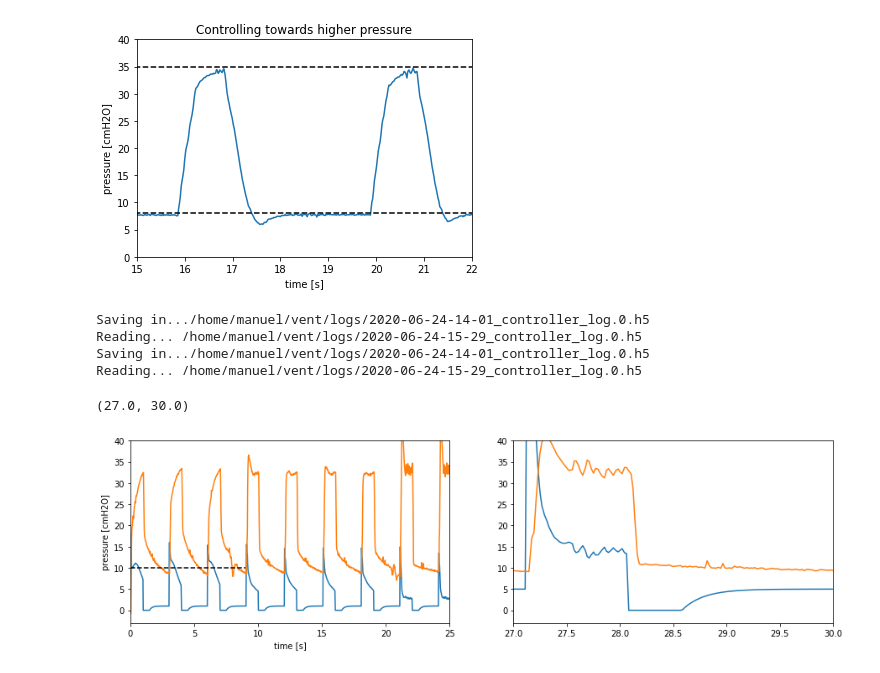
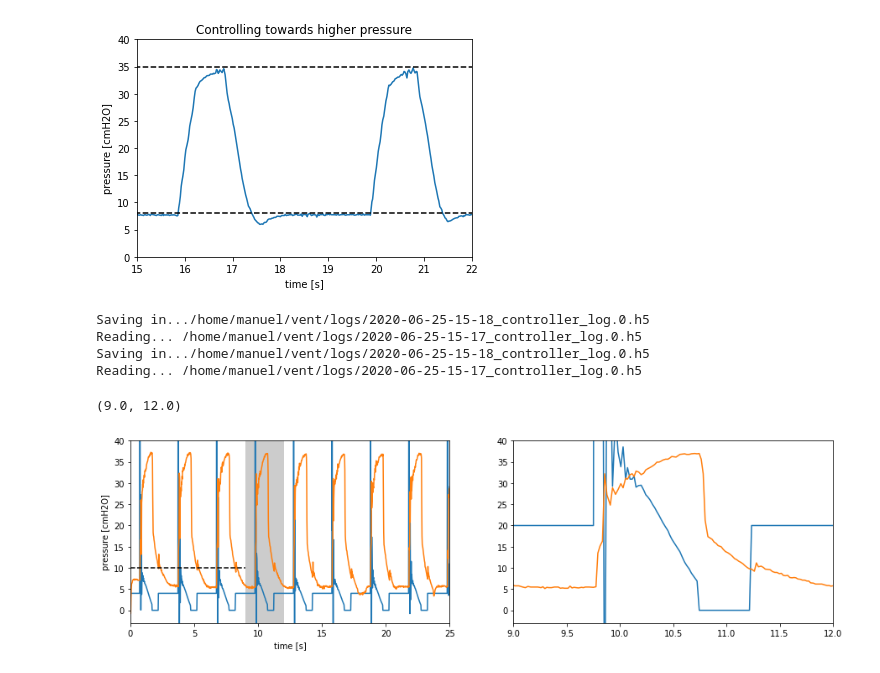
Before and after one commit to CohenLabPrinceton/pvp, a Jupyter notebook: sandbox/HOWTO_PlotData.ipynb, the cells around one changed output. Cells and saved outputs as stored; diff of their text form; code cells hidden in the pictures.

```diff
--- a/sandbox/HOWTO_PlotData.ipynb
+++ b/sandbox/HOWTO_PlotData.ipynb
@@ -66,7 +63,7 @@ pl.title("Controlling towards higher pressure");
 # %% [output]
 [figure]
 # %%
-filename = "/home/manuel/vent/logs/2020-06-24-15-29_controller_log.0.h5"
+filename = "/home/manuel/vent/logs/2020-06-25-15-17_controller_log.0.h5"
 
 data_pressure = plot_data(filename)
 
@@ -89,10 +86,10 @@ PEEP_TIME = [s[4] for s in ls_ct if s['name'] == b'ValueName.PEEP_T'][0]
 INSP_TIME = [s[4] for s in ls_ct if s['name'] == b'ValueName.INSPIR'][0]
 BPM = [s[4] for s in ls_ct if s['name'] == b'ValueName.BREATH'][0]
 # %% [output]
-Saving in.../home/manuel/vent/logs/2020-06-24-14-01_controller_log.0.h5
-Reading... /home/manuel/vent/logs/2020-06-24-15-29_controller_log.0.h5
-Saving in.../home/manuel/vent/logs/2020-06-24-14-01_controller_log.0.h5
-Reading... /home/manuel/vent/logs/2020-06-24-15-29_controller_log.0.h5
+Saving in.../home/manuel/vent/logs/2020-06-25-15-18_controller_log.0.h5
+Reading... /home/manuel/vent/logs/2020-06-25-15-17_controller_log.0.h5
+Saving in.../home/manuel/vent/logs/2020-06-25-15-18_controller_log.0.h5
+Reading... /home/manuel/vent/logs/2020-06-25-15-17_controller_log.0.h5
 # %%
 #Get the target waveform from control commands, logged here:
 #ls_ct = dff['control_data']
@@ -108,31 +105,31 @@ Reading... /home/manuel/vent/logs/2020-06-24-15-29_controller_log.0.h5
 # %%
 pl.rcParams['figure.figsize'] = [15, 4]
 
-t1 = 27
-t2 = 30
+t1 = 9
+t2 = 12
 p0 = -3
 p1 = 40
 
 pl.subplot(1,2,1)
 pl.plot(data[:,0] - np.min(data[:,0]), data[:,1]/5)
 pl.plot(data_pressure[:,0] - np.min(data_pressure[:,0]), data_pressure[:,1])
 pl.plot([0,9],[10,10],'k--')
 # pl.plot([30,60],[27.5,27.5],'k--')
 pl.ylim([p0,p1])
 #pl.xlim([0,70])
 pl.xlim([0,25])
 
 pl.xlabel("time [s]")
 pl.ylabel("pressure [cmH2O]");
 pl.gca().add_patch( pl.Rectangle((t1, p0), t2-t1, p1-p0, facecolor="black", alpha=0.2))
 
 pl.subplot(1,2,2)
 pl.plot(data[:,0] - np.min(data[:,0]), data[:,1])
 pl.plot(data_pressure[:,0] - np.min(data_pressure[:,0]), data_pressure[:,1])
 t_target = [x+6 for x in [0,PIP_TIME,INSP_TIME,INSP_TIME,PEEP_TIME+INSP_TIME,60/BPM]]
 #pl.plot(t_target, [PEEP, PIP, PIP,PEEP,PEEP,PEEP],'o-')
 pl.ylim([p0,p1])
 pl.xlim([t1,t2])
 # %% [output]
-(27.0, 30.0)
+(9.0, 12.0)
-[figure, old version]
+[figure, new version]
```
Also changed, not shown: parts of 2 cells of this notebook, 1 other file.
